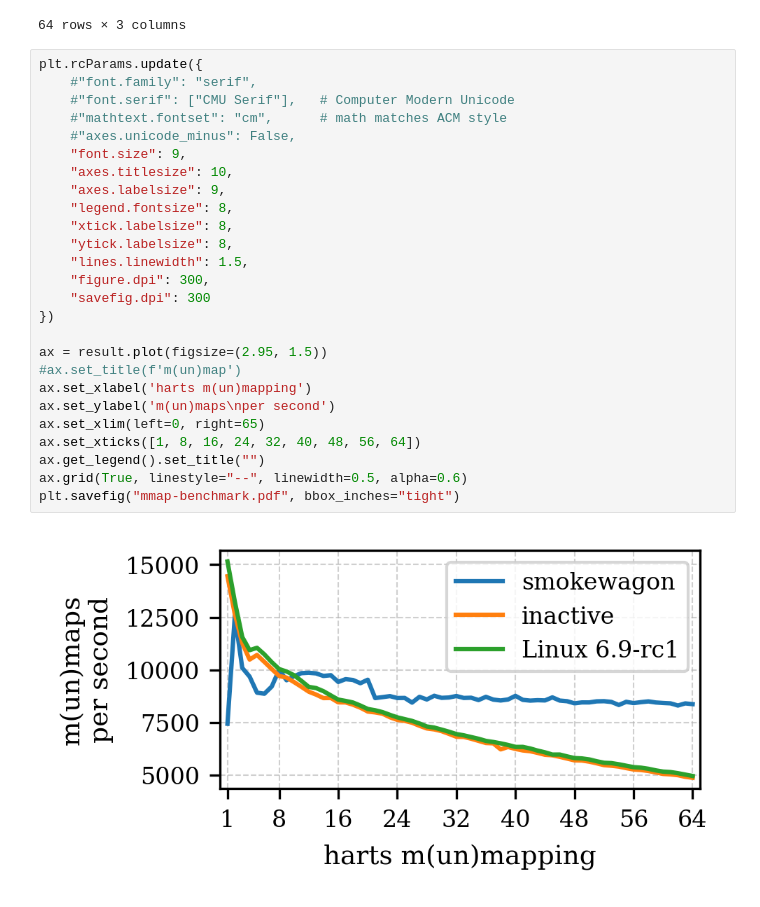
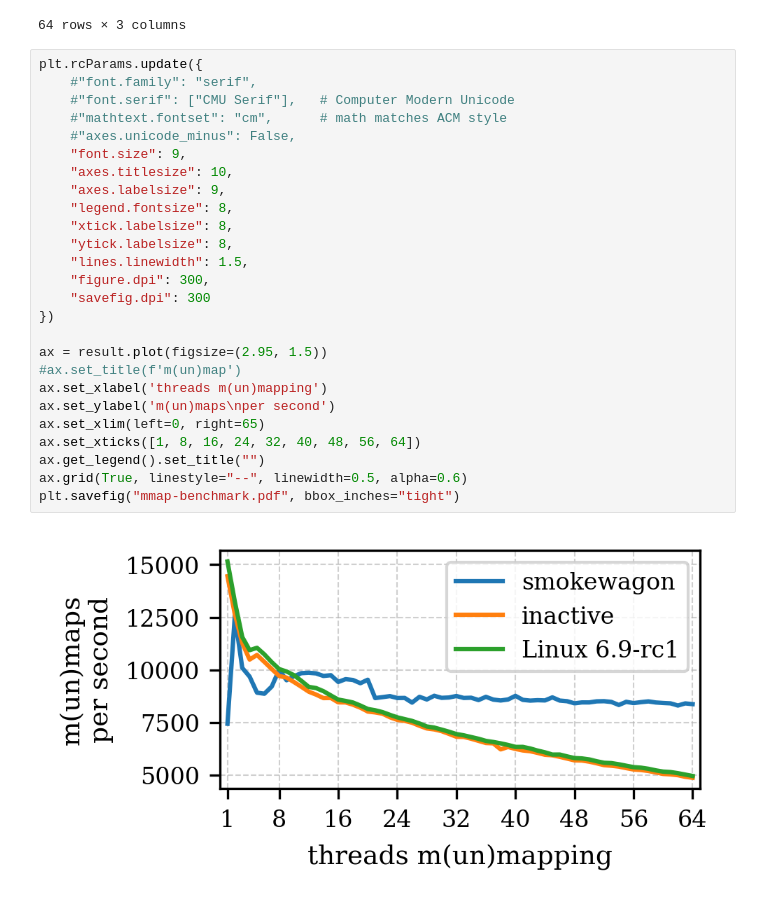
Before and after one commit to johndeppe/smokewagon-benchmarks, a Jupyter notebook: mmap-microbenchmark.ipynb, the cells around one changed output. Saved outputs shown, nothing was run; the diff lists cells and outputs as text.

Commit message:
update ipynbs and plots

```diff
--- a/mmap-microbenchmark.ipynb
+++ b/mmap-microbenchmark.ipynb
@@ -356,28 +354,28 @@ result
 # %%
 plt.rcParams.update({
     #"font.family": "serif",
     #"font.serif": ["CMU Serif"],   # Computer Modern Unicode
     #"mathtext.fontset": "cm",      # math matches ACM style
     #"axes.unicode_minus": False,
     "font.size": 9,
     "axes.titlesize": 10,
     "axes.labelsize": 9,
     "legend.fontsize": 8,
     "xtick.labelsize": 8,
     "ytick.labelsize": 8,
     "lines.linewidth": 1.5,
     "figure.dpi": 300,
     "savefig.dpi": 300
 })
 
 ax = result.plot(figsize=(2.95, 1.5))
 #ax.set_title(f'm(un)map')
-ax.set_xlabel('harts m(un)mapping')
+ax.set_xlabel('threads m(un)mapping')
 ax.set_ylabel('m(un)maps\nper second')
 ax.set_xlim(left=0, right=65)
 ax.set_xticks([1, 8, 16, 24, 32, 40, 48, 56, 64])
 ax.get_legend().set_title("")
 ax.grid(True, linestyle="--", linewidth=0.5, alpha=0.6)
 plt.savefig("mmap-benchmark.pdf", bbox_inches="tight")
 # %% [output]
-[figure, old version]
+[figure, new version]
```
Also changed, not shown: parts of 5 cells of this notebook, 6 other files.
